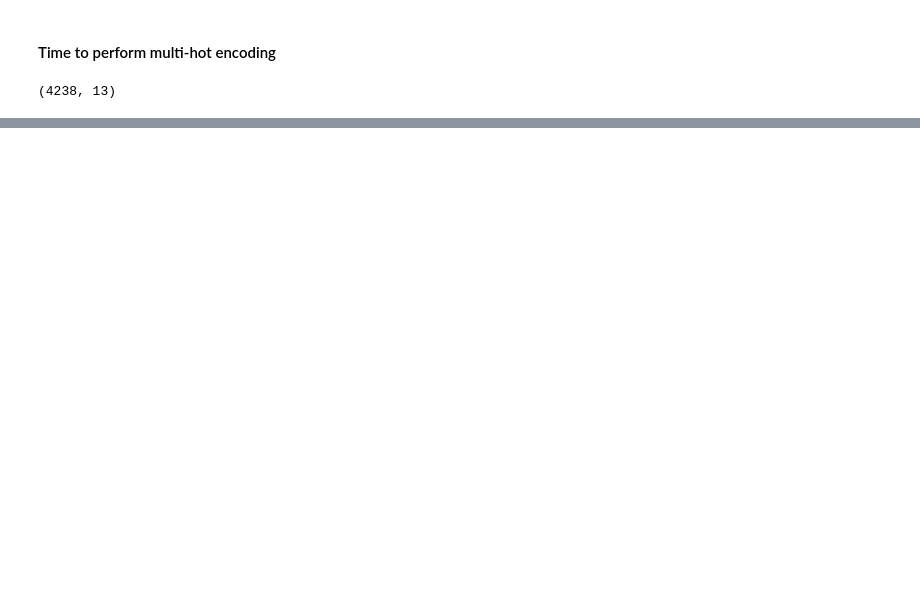
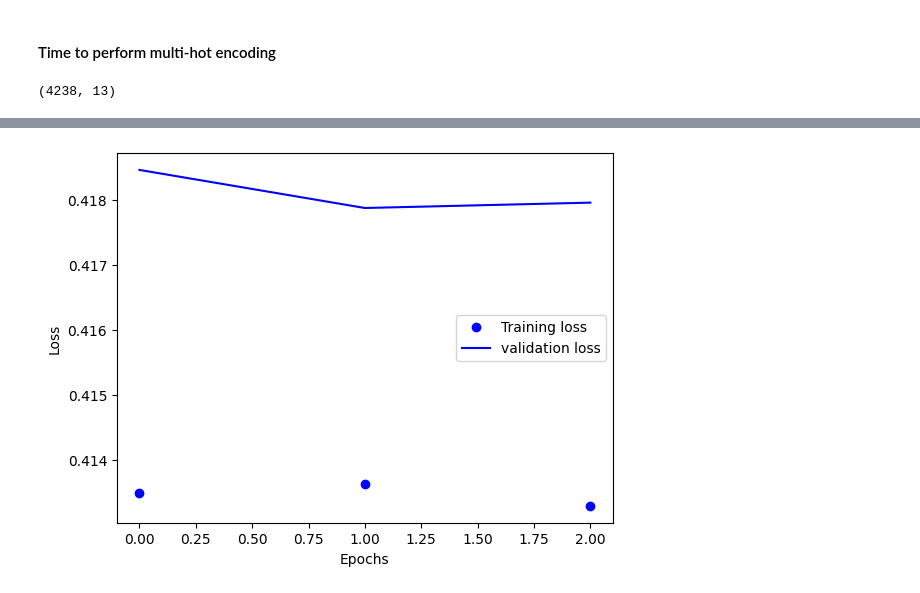
Before and after one commit to owolabi2001/classification_model_heart, a Jupyter notebook: mode.ipynb, the cells around one changed output, grey strips where cells are left out. Drawn from its saved outputs; the diff is of its cells as text; code cells hidden in the pictures; blank space fills up the shorter version.

```diff
--- a/mode.ipynb
+++ b/mode.ipynb
@@ -112,0 +111,12 @@ Epoch 5/5
+# %%
+plt.clf
+plt.plot(epoch,loss,"bo",label="Training loss")
+plt.xlabel('epoch')
+plt.ylabel('loss')
+plt.plot(epoch,val_loss,"b",label= 'validation loss')
+plt.xlabel("Epochs")
+plt.ylabel("Loss")
+plt.legend()
+plt.show()
+# %% [output]
+[figure, added]
```
Also changed, not shown: parts of 10 cells of this notebook.
